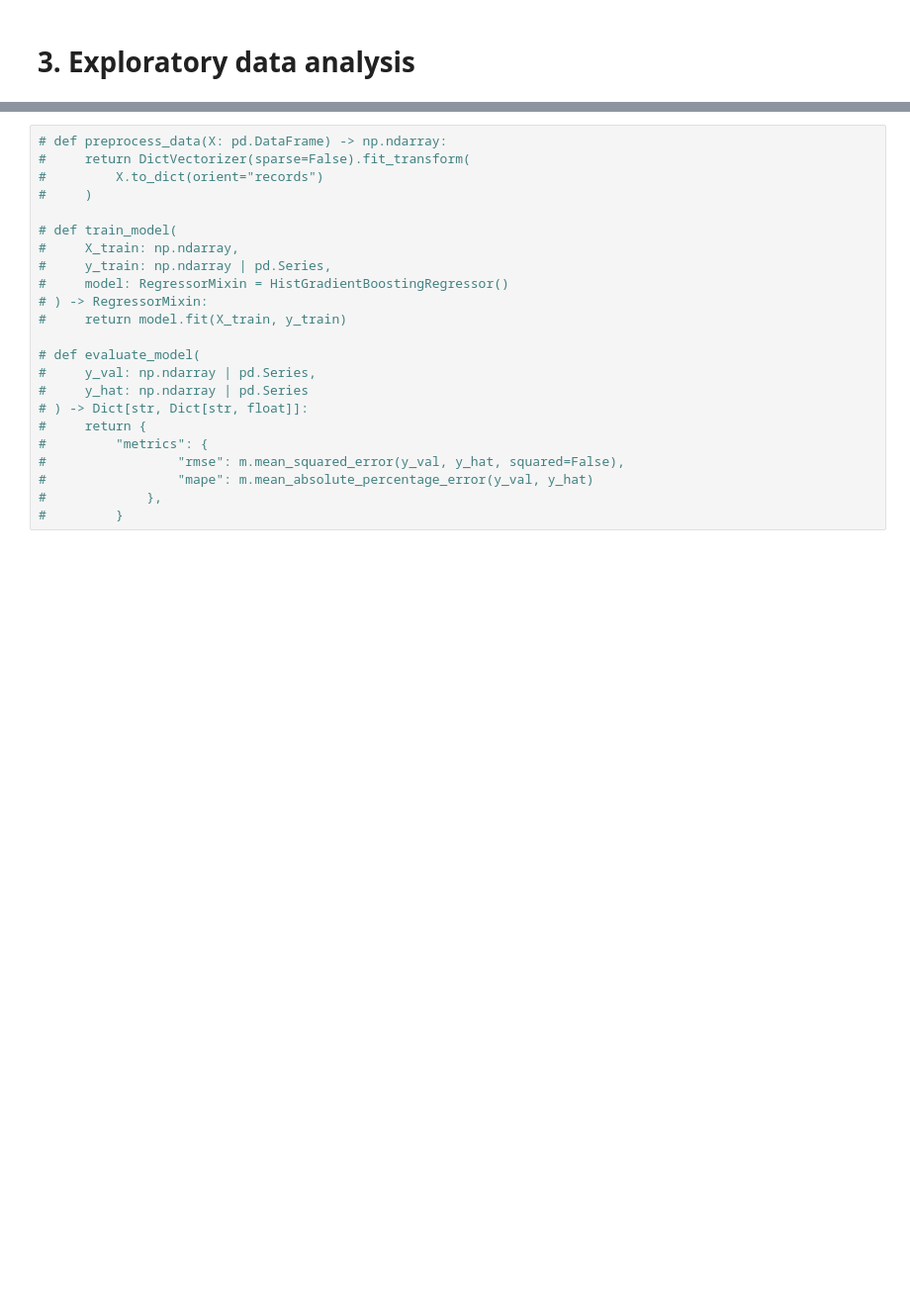
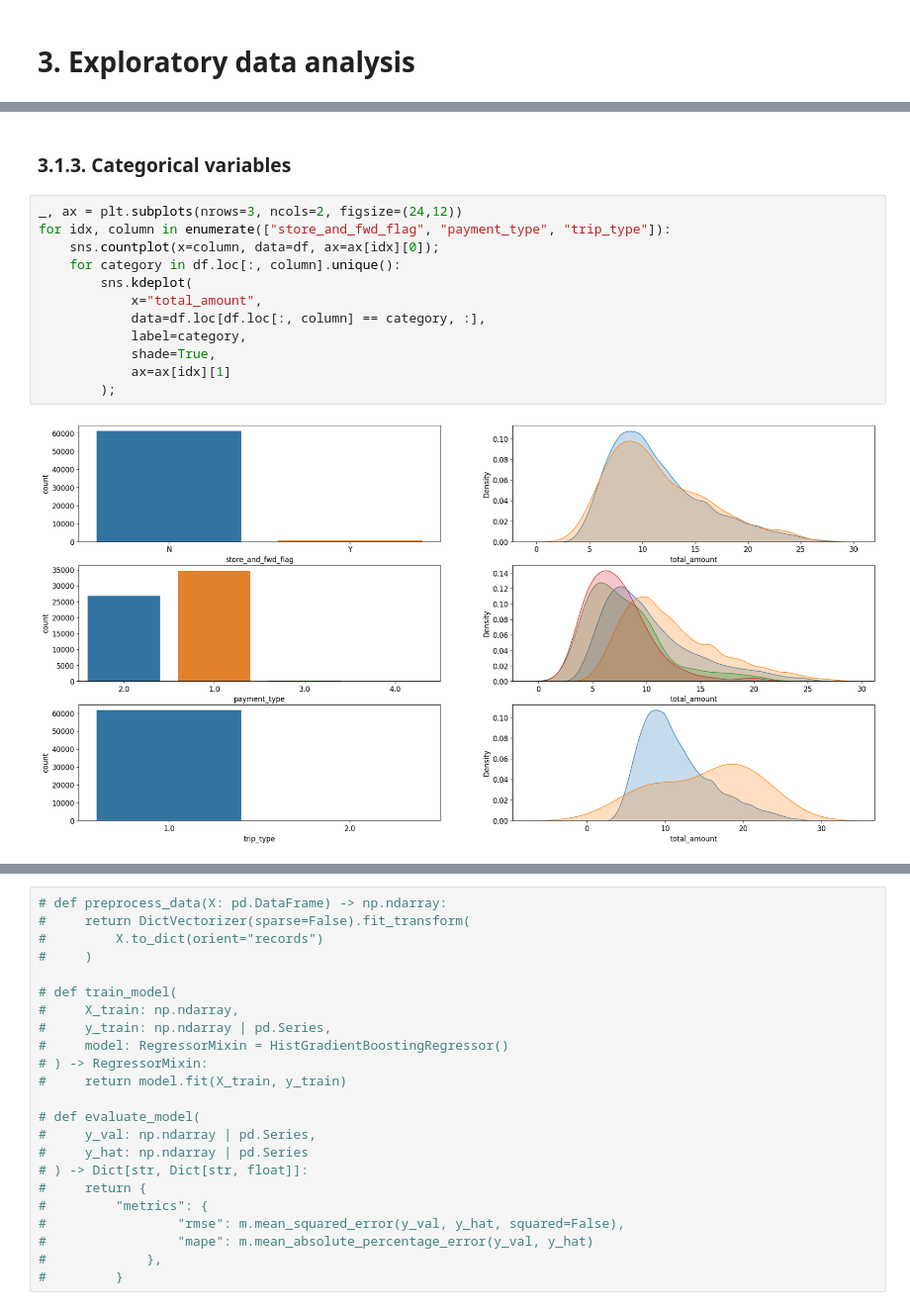
Before and after one commit to cenciati/predict-taxi-fare, a Jupyter notebook: notebooks/experiment-01.ipynb, the cells around one changed output, grey strips where cells are left out. Shown at 99% size. Saved outputs shown, nothing was run; the diff lists cells and outputs as text; blank space fills up the shorter version.

```diff
--- a/notebooks/experiment-01.ipynb
+++ b/notebooks/experiment-01.ipynb
@@ -250,0 +277,16 @@ df.sample(3)
+# %% [markdown]
+### 3.1.3. Categorical variables
+# %%
+_, ax = plt.subplots(nrows=3, ncols=2, figsize=(24,12))
+for idx, column in enumerate(["store_and_fwd_flag", "payment_type", "trip_type"]):
+    sns.countplot(x=column, data=df, ax=ax[idx][0]);
+    for category in df.loc[:, column].unique():
+        sns.kdeplot(
+            x="total_amount",
+            data=df.loc[df.loc[:, column] == category, :],
+            label=category,
+            shade=True,
+            ax=ax[idx][1]
+        );
+# %% [output]
+[figure, added]
```
Also changed, not shown: parts of 16 cells of this notebook.
